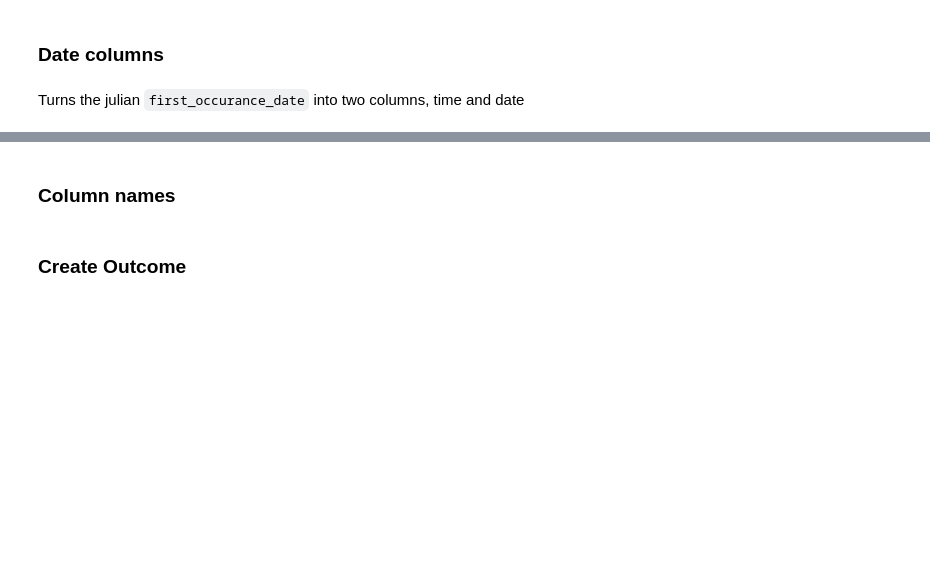
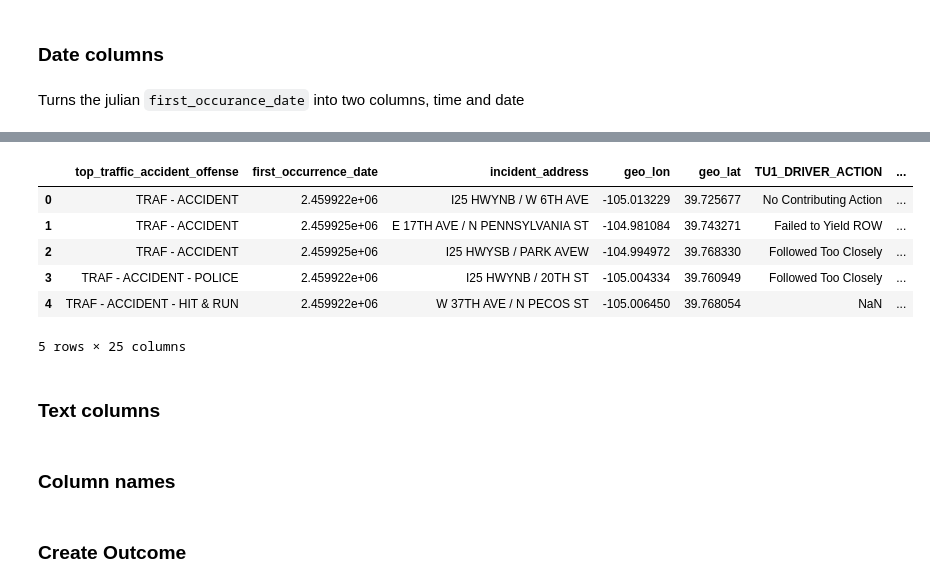
Before and after one commit to lily-harper/injury_risk_classifier, a Jupyter notebook: notebooks/02_cleaning.ipynb, the cells around one changed output, grey strips where cells are left out. Drawn from its saved outputs; the diff is of its cells as text; code cells hidden in the pictures; blank space fills up the shorter version.

```diff
--- a/notebooks/02_cleaning.ipynb
+++ b/notebooks/02_cleaning.ipynb
@@ -83,3 +71,15 @@ split_datetime(df, df["first_occurrence_date"])
+# %%
+df.head()
+# %% [output]
+|  | top_traffic_accident_offense | first_occurrence_date | incident_address | geo_lon | geo_lat | TU1_DRIVER_ACTION | ... |
+| 0 | TRAF - ACCIDENT | 2.459922e+06 | I25 HWYNB / W 6TH AVE | -105.013229 | 39.725677 | No Contributing Action | ... |
+| 1 | TRAF - ACCIDENT | 2.459925e+06 | E 17TH AVE / N PENNSYLVANIA ST | -104.981084 | 39.743271 | Failed to Yield ROW | ... |
+| 2 | TRAF - ACCIDENT | 2.459925e+06 | I25 HWYSB / PARK AVEW | -104.994972 | 39.768330 | Followed Too Closely | ... |
+| 3 | TRAF - ACCIDENT - POLICE | 2.459922e+06 | I25 HWYNB / 20TH ST | -105.004334 | 39.760949 | Followed Too Closely | ... |
+| 4 | TRAF - ACCIDENT - HIT & RUN | 2.459922e+06 | W 37TH AVE / N PECOS ST | -105.006450 | 39.768054 | NaN | ... |
+5 rows × 25 columns
+# %% [markdown]
+### Text columns
 # %%
 col = ['TU1_VEHICLE_TYPE', 'TU2_VEHICLE_TYPE', 'TU1_DRIVER_ACTION', 'TU2_DRIVER_ACTION',
        'TU1_DRIVER_HUMANCONTRIBFACTOR', 'TU2_DRIVER_HUMANCONTRIBFACTOR',
```
Also changed, not shown: parts of 14 cells of this notebook, 10 other files.
